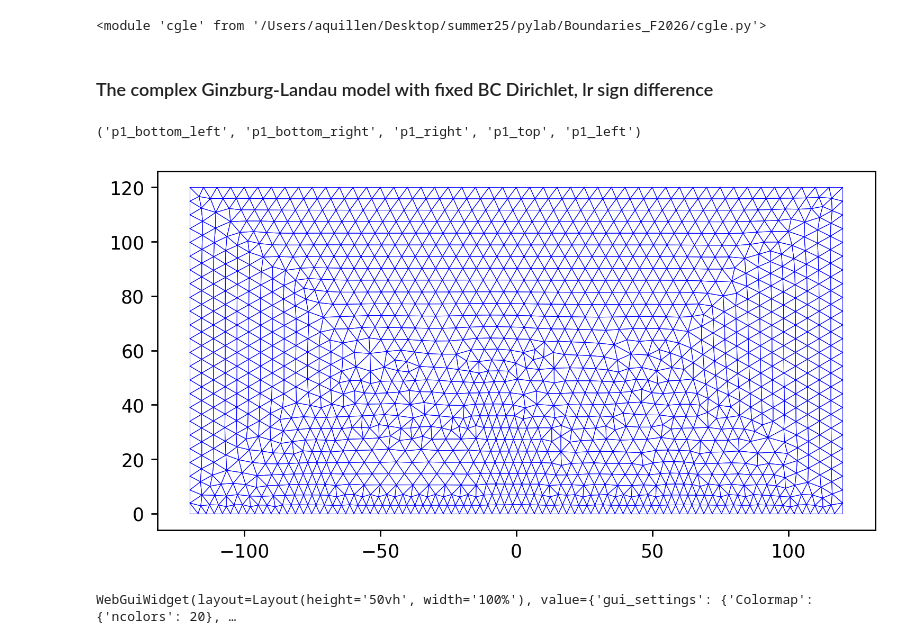
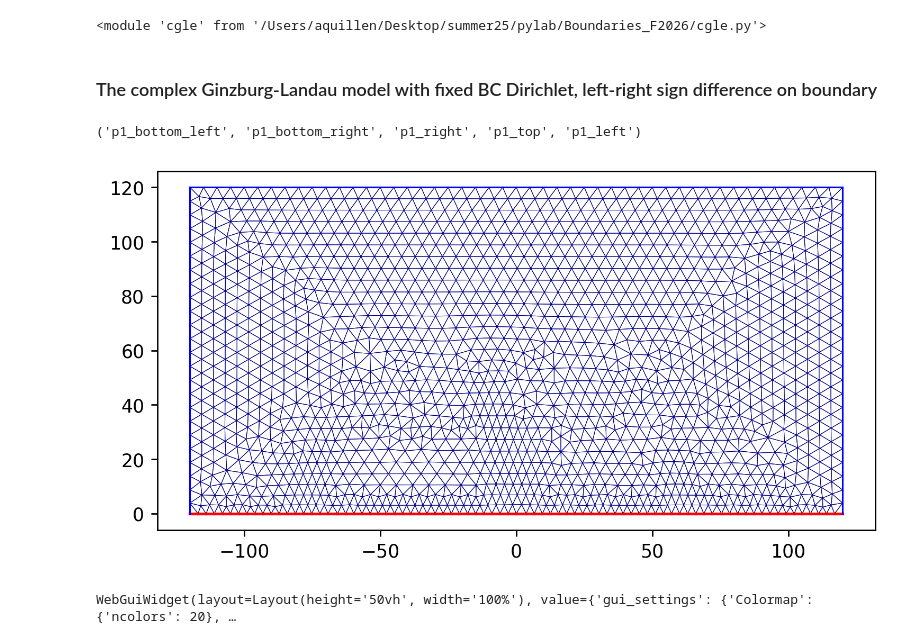
Before and after one commit to aquillen/Defect_Trains, a Jupyter notebook: CGLE_rect_v00.ipynb, the cells around one changed output. Saved outputs shown, nothing was run; the diff lists cells and outputs as text; code cells hidden in the pictures.

```diff
--- a/CGLE_rect_v00.ipynb
+++ b/CGLE_rect_v00.ipynb
@@ -32,7 +32,7 @@ importlib.reload(cgle)  # if you are working on the helper routines
 # %% [output]
 <module 'cgle' from '/Users/aquillen/Desktop/summer25/pylab/Boundaries_F2026/cgle.py'>
 # %% [markdown]
-### The complex Ginzburg-Landau model with fixed BC Dirichlet, lr sign difference
+### The complex Ginzburg-Landau model with fixed BC Dirichlet, left-right sign difference on boundary
 # %%
 # routine to set Dirichlet boundaries
 # with a single free parameter.
@@ -93,35 +93,35 @@ def mkbnd_phase(fes,mesh,amp=2,phi1fac=0.5):
 # create domain
 geo = netgen.geom2d.CSG2d()
 
 # create a rectangle
 fac=2
 hx = 120.0*fac
 hy = 60.0*fac
 zlow = 0
 poly1 = netgen.geom2d.Solid2d( [
     (0,0),
     netgen.geom2d.EdgeInfo(bc="p1_bottom_left",maxh=1.5*fac), # set bc name for segment (0,0)-(hx/2,0)
     (hx/2,zlow),
     netgen.geom2d.EdgeInfo(bc="p1_bottom_right",maxh=1.5*fac), # set bc name for segment (0,0)-(hx,0)
     (hx,0),
     netgen.geom2d.EdgeInfo(bc="p1_right"),  # set bc for segment (hx,0)-(hx,hy)
     (hx,hy),
     netgen.geom2d.EdgeInfo(bc="p1_top"),  # set bc for segment (hx,hy)-(0,hy)
     (0,hy),
     netgen.geom2d.EdgeInfo(bc="p1_left"), # set bc for segment (0,hy)-(0,0)
     ] )
 poly1.Move((-hx/2,0))  # center the rectangle in x but not y
 geo.Add(poly1)
 
 maxhval = 2.5*fac
 mesh = ngsolve.Mesh(geo.GenerateMesh(maxh=maxhval))
 print(mesh.GetBoundaries())
 
 ofile = notebookroot+'mesh.png'
-cgle.draw_mesh(mesh,ofile=ofile,figsize=(7,4))
+cgle.draw_mesh(mesh,ofile=ofile,figsize=(7,4),d_boundaries='p1_bottom_left|p1_bottom_right',n_boundaries='p1_top|p1_right|p1_left')
 # %% [output]
 ('p1_bottom_left', 'p1_bottom_right', 'p1_right', 'p1_top', 'p1_left')
-[figure, old version]
+[figure, new version]
 # %%
 
 fes = cgle.mkfes(mesh,korder,bndlist0) # make finite element system, with Dirichlet boundary
```
Also changed, not shown: parts of 30 cells of this notebook.
